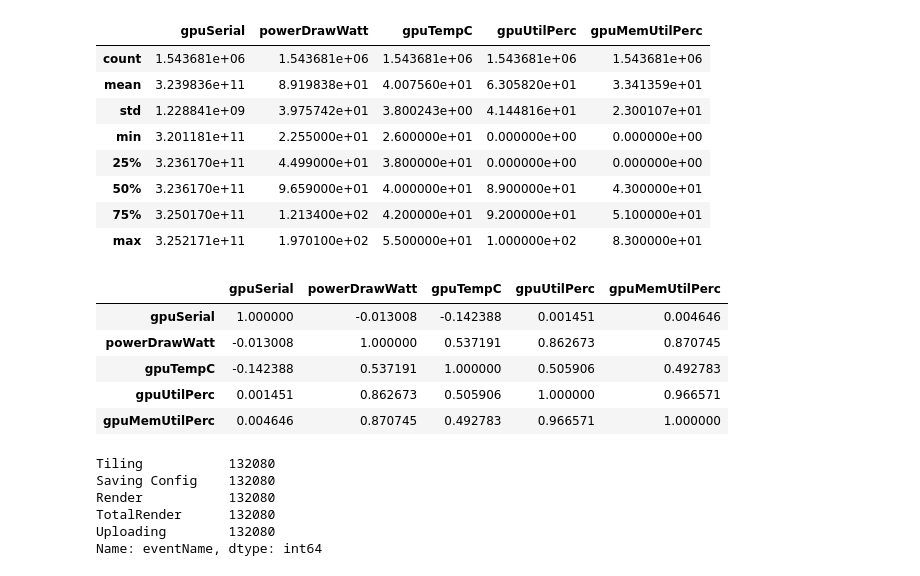
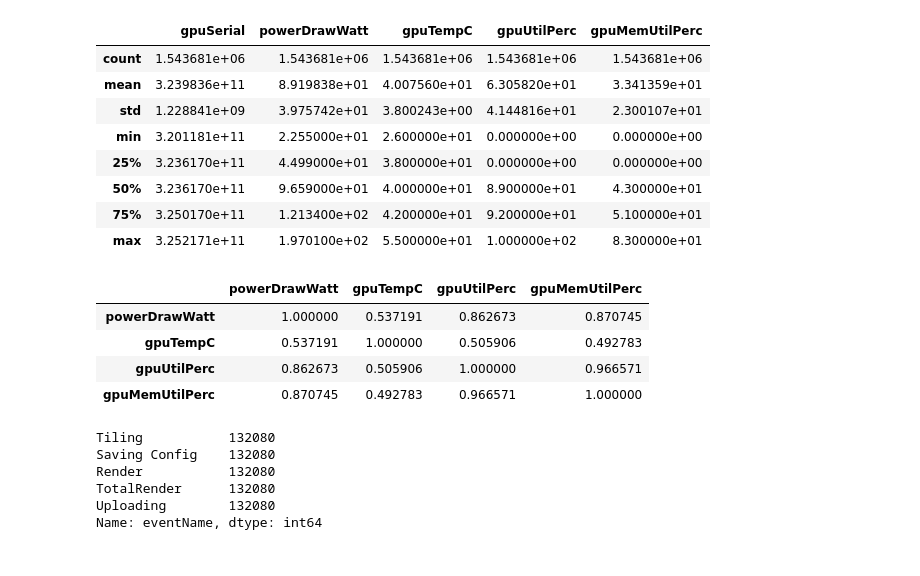
Before and after one commit to Saarge-z/Performance-Evaluation-of-Terapixel-Rendering, a Jupyter notebook: Cloud Project.ipynb, the cells around one changed output. Cells and saved outputs as stored; diff of their text form; code cells hidden in the pictures.

```diff
--- a/Cloud Project.ipynb
+++ b/Cloud Project.ipynb
@@ -111,15 +138,15 @@ df_gpu.describe()
 | 50% | 3.236170e+11 | 9.659000e+01 | 4.000000e+01 | 8.900000e+01 | 4.300000e+01 |
 | 75% | 3.250170e+11 | 1.213400e+02 | 4.200000e+01 | 9.200000e+01 | 5.100000e+01 |
 | max | 3.252171e+11 | 1.970100e+02 | 5.500000e+01 | 1.000000e+02 | 8.300000e+01 |
-# %%
-df_gpu.corr() # performing correlation
-# %% [output]
-|  | gpuSerial | powerDrawWatt | gpuTempC | gpuUtilPerc | gpuMemUtilPerc |
-| gpuSerial | 1.000000 | -0.013008 | -0.142388 | 0.001451 | 0.004646 |
-| powerDrawWatt | -0.013008 | 1.000000 | 0.537191 | 0.862673 | 0.870745 |
-| gpuTempC | -0.142388 | 0.537191 | 1.000000 | 0.505906 | 0.492783 |
-| gpuUtilPerc | 0.001451 | 0.862673 | 0.505906 | 1.000000 | 0.966571 |
-| gpuMemUtilPerc | 0.004646 | 0.870745 | 0.492783 | 0.966571 | 1.000000 |
+# %%
+gpu_corr = df_gpu.iloc[:,4:8]
+gpu_corr.corr()
+# %% [output]
+|  | powerDrawWatt | gpuTempC | gpuUtilPerc | gpuMemUtilPerc |
+| powerDrawWatt | 1.000000 | 0.537191 | 0.862673 | 0.870745 |
+| gpuTempC | 0.537191 | 1.000000 | 0.505906 | 0.492783 |
+| gpuUtilPerc | 0.862673 | 0.505906 | 1.000000 | 0.966571 |
+| gpuMemUtilPerc | 0.870745 | 0.492783 | 0.966571 | 1.000000 |
 # %%
 df_app['eventName'].value_counts() # checking iteration for every event type
 # %% [output]
```
Also changed, not shown: parts of 19 cells of this notebook, 1 other file.
